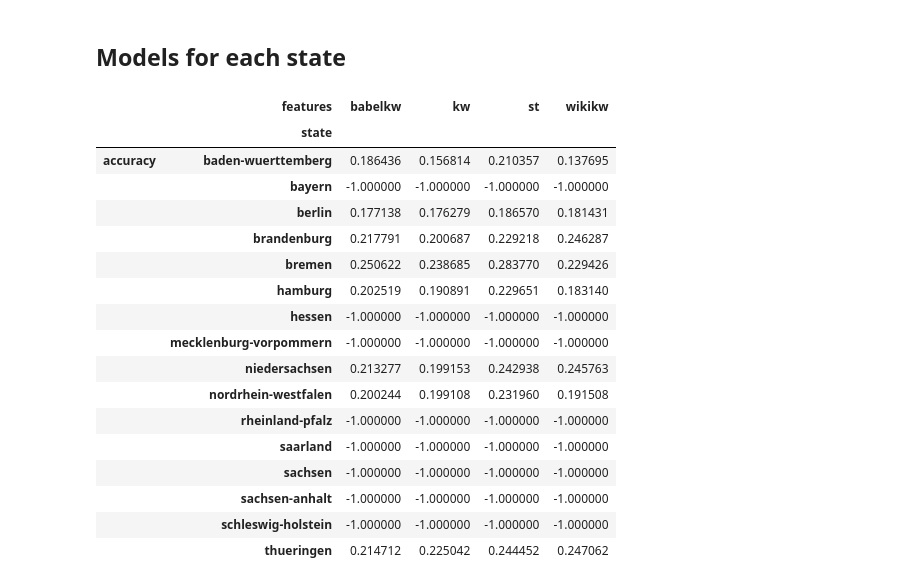
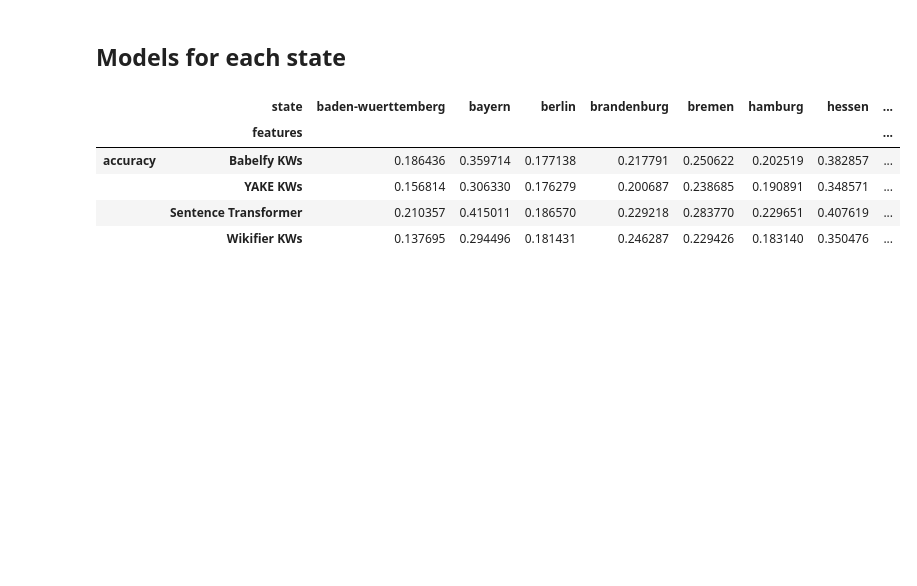
Before and after one commit to rxvl-d/curri, a Jupyter notebook: notebooks/make-reports.ipynb, the cells around one changed output. Saved outputs shown, nothing was run; the diff lists cells and outputs as text; code cells hidden in the pictures; blank space fills up the shorter version.

```diff
--- a/notebooks/make-reports.ipynb
+++ b/notebooks/make-reports.ipynb
@@ -91,28 +91,16 @@ for k in parsed:
     results.append((model, features, filtered, state, accuracy))
 df = pd.DataFrame(results, columns=['model', 'features', 'filtered', 'state', 'accuracy'])
 # %%
-df[df.filtered].\
+df[~df.filtered].\
     drop(columns=['filtered', 'model']).\
-    pivot(index='features', columns='state').\
+    pivot(index='state', columns='features').\
     transpose().\
     rename(columns=better_col_names, index=better_index_name).\
     style.highlight_max(color='lightgreen').highlight_min(color='red')
 # %% [output]
-|  | features | babelkw | kw | st | wikikw |
-|  | state |  |  |  |  |
-| accuracy | baden-wuerttemberg | 0.186436 | 0.156814 | 0.210357 | 0.137695 |
-|  | bayern | -1.000000 | -1.000000 | -1.000000 | -1.000000 |
-|  | berlin | 0.177138 | 0.176279 | 0.186570 | 0.181431 |
-|  | brandenburg | 0.217791 | 0.200687 | 0.229218 | 0.246287 |
-|  | bremen | 0.250622 | 0.238685 | 0.283770 | 0.229426 |
-|  | hamburg | 0.202519 | 0.190891 | 0.229651 | 0.183140 |
-|  | hessen | -1.000000 | -1.000000 | -1.000000 | -1.000000 |
-|  | mecklenburg-vorpommern | -1.000000 | -1.000000 | -1.000000 | -1.000000 |
-|  | niedersachsen | 0.213277 | 0.199153 | 0.242938 | 0.245763 |
-|  | nordrhein-westfalen | 0.200244 | 0.199108 | 0.231960 | 0.191508 |
-|  | rheinland-pfalz | -1.000000 | -1.000000 | -1.000000 | -1.000000 |
-|  | saarland | -1.000000 | -1.000000 | -1.000000 | -1.000000 |
-|  | sachsen | -1.000000 | -1.000000 | -1.000000 | -1.000000 |
-|  | sachsen-anhalt | -1.000000 | -1.000000 | -1.000000 | -1.000000 |
-|  | schleswig-holstein | -1.000000 | -1.000000 | -1.000000 | -1.000000 |
-|  | thueringen | 0.214712 | 0.225042 | 0.244452 | 0.247062 |
+|  | state | baden-wuerttemberg | bayern | berlin | brandenburg | bremen | hamburg | hessen | ... |
+|  | features |  |  |  |  |  |  |  | ... |
+| accuracy | Babelfy KWs | 0.186436 | 0.359714 | 0.177138 | 0.217791 | 0.250622 | 0.202519 | 0.382857 | ... |
+|  | YAKE KWs | 0.156814 | 0.306330 | 0.176279 | 0.200687 | 0.238685 | 0.190891 | 0.348571 | ... |
+|  | Sentence Transformer | 0.210357 | 0.415011 | 0.186570 | 0.229218 | 0.283770 | 0.229651 | 0.407619 | ... |
+|  | Wikifier KWs | 0.137695 | 0.294496 | 0.181431 | 0.246287 | 0.229426 | 0.183140 | 0.350476 | ... |
```
Also changed, not shown: 8 other files.
